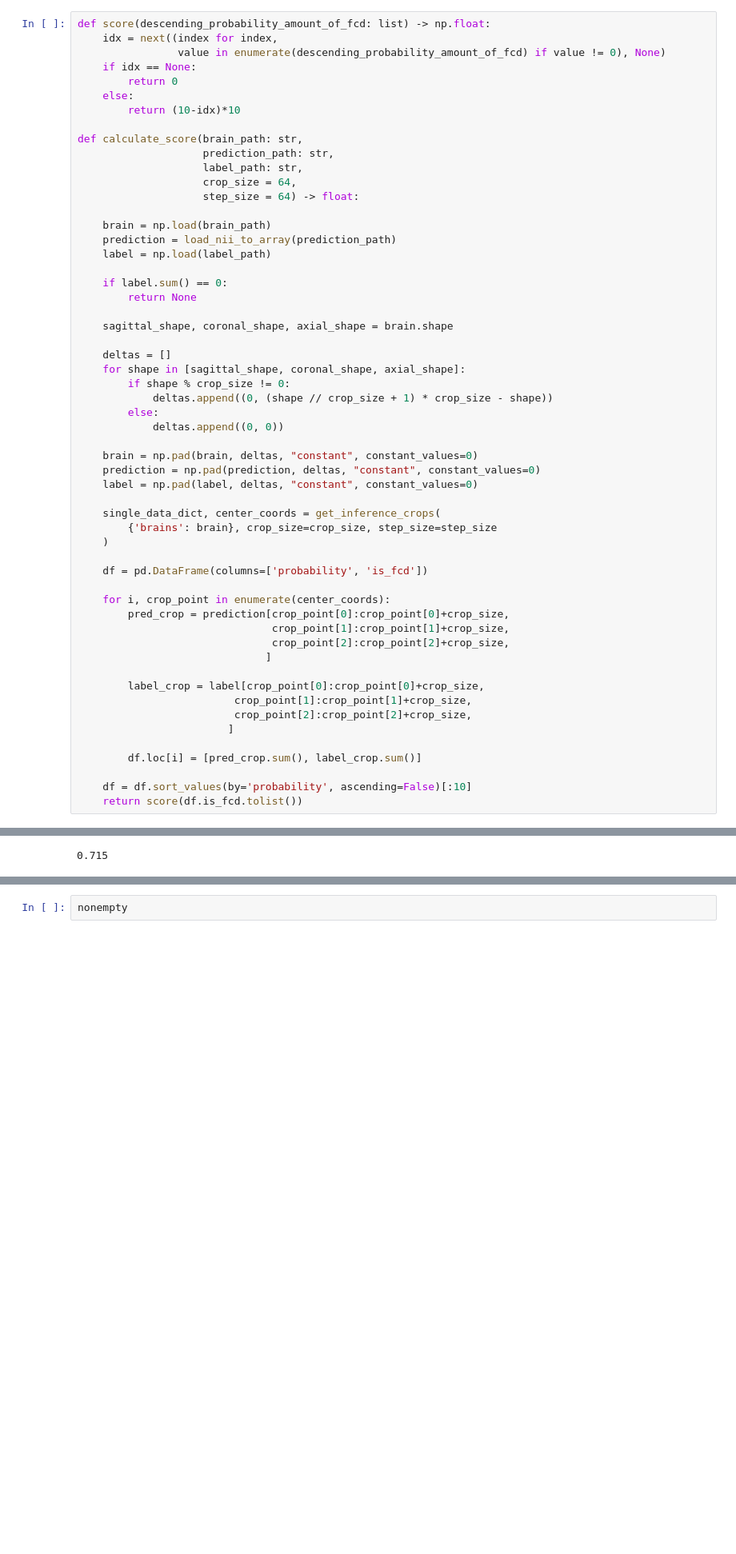
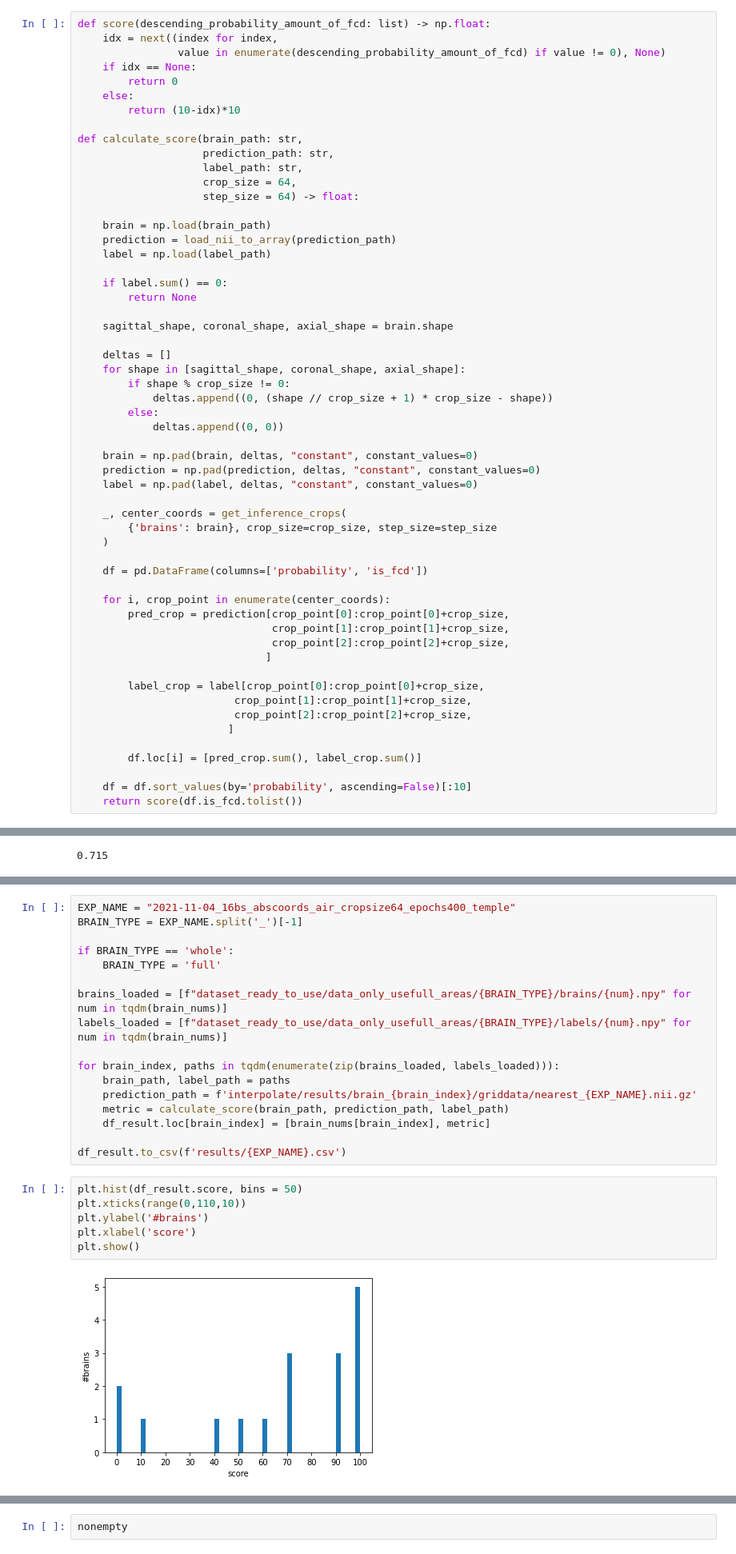
Before and after one commit to mrugnivenko/PointCloudFCD, a Jupyter notebook: Draft.ipynb, the cells around one changed output, grey strips where cells are left out. Shown at 80% size. Drawn from its saved outputs; the diff is of its cells as text; blank space fills up the shorter version.

```diff
--- a/Draft.ipynb
+++ b/Draft.ipynb
@@ -48,7 +48,7 @@ def calculate_score(brain_path: str,
     prediction = np.pad(prediction, deltas, "constant", constant_values=0)
     label = np.pad(label, deltas, "constant", constant_values=0)
 
-    single_data_dict, center_coords = get_inference_crops(
+    _, center_coords = get_inference_crops(
         {'brains': brain}, crop_size=crop_size, step_size=step_size
     )
 
@@ -167,0 +174,25 @@ df_result[df_result.score>=50].score.count()/df_result.score.count()
+# %%
+EXP_NAME = "2021-11-04_16bs_abscoords_air_cropsize64_epochs400_temple"
+BRAIN_TYPE = EXP_NAME.split('_')[-1]
+
+if BRAIN_TYPE == 'whole':
+    BRAIN_TYPE = 'full'
+
+brains_loaded = [f"dataset_ready_to_use/data_only_usefull_areas/{BRAIN_TYPE}/brains/{num}.npy" for num in tqdm(brain_nums)]
+labels_loaded = [f"dataset_ready_to_use/data_only_usefull_areas/{BRAIN_TYPE}/labels/{num}.npy" for num in tqdm(brain_nums)]
+
+for brain_index, paths in tqdm(enumerate(zip(brains_loaded, labels_loaded))):
+    brain_path, label_path = paths
+    prediction_path = f'interpolate/results/brain_{brain_index}/griddata/nearest_{EXP_NAME}.nii.gz'
+    metric = calculate_score(brain_path, prediction_path, label_path)
+    df_result.loc[brain_index] = [brain_nums[brain_index], metric]
+
+df_result.to_csv(f'results/{EXP_NAME}.csv')
+# %%
+plt.hist(df_result.score, bins = 50)
+plt.xticks(range(0,110,10))
+plt.ylabel('#brains')
+plt.xlabel('score')
+plt.show()
+# %% [output]
+[figure, added]
```
Also changed, not shown: parts of 5 cells of this notebook, 36 other files.
